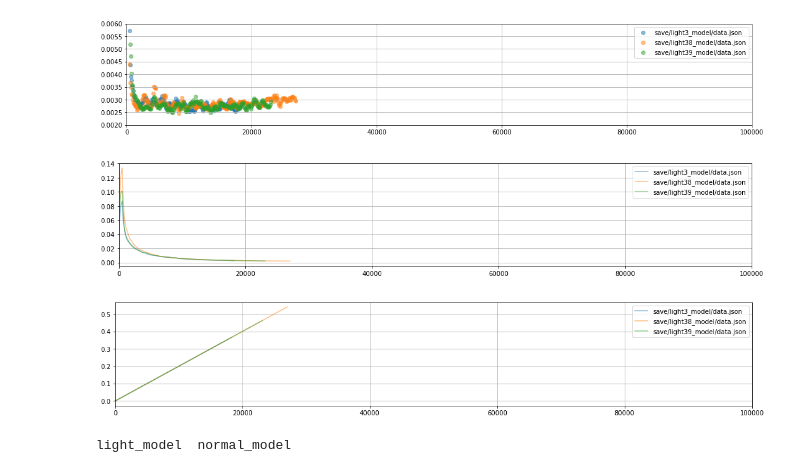
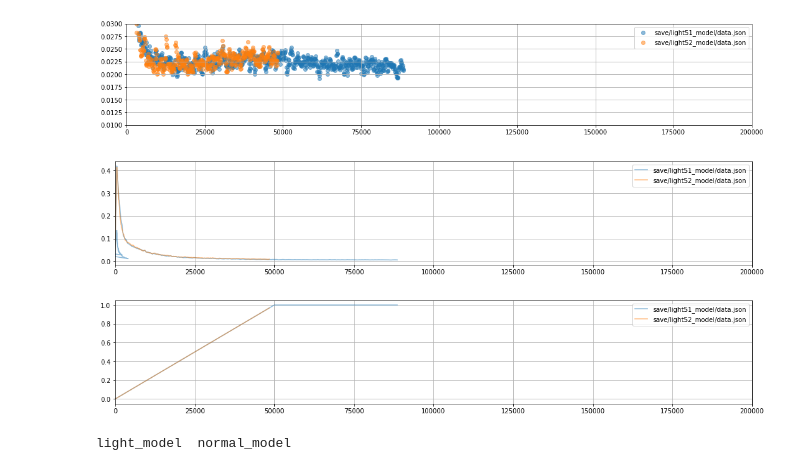
Before and after one commit to scpark20/kimchi-tts, a Jupyter notebook: loss_graph.ipynb, the cells around one changed output. Saved outputs shown, nothing was run; the diff lists cells and outputs as text; code cells hidden in the pictures.

```diff
--- a/loss_graph.ipynb
+++ b/loss_graph.ipynb
@@ -3,12 +3,11 @@ import json
 import numpy as np
 import matplotlib.pyplot as plt
 # %%
-dirs = ['save/light3_model/data.json',
-        'save/light38_model/data.json',
-        'save/light39_model/data.json',
+dirs = ['save/light51_model/data.json',
+        'save/light52_model/data.json',
        ]
 
-N = 100000
+N = 200000
 
 loss_list = []
 for dir in dirs:
@@ -27,7 +26,7 @@ for dir, loss in zip(dirs, loss_list):
     plt.scatter(loss[:, 0], moving_average(loss[:, 1]), label=dir, alpha=0.5)
 
 plt.xlim([0, N])
-plt.ylim([0.002, 0.006])
+plt.ylim([0.01, 0.03])
 plt.grid()
 plt.legend()
 plt.show()
@@ -39,36 +38,36 @@ for dir in dirs:
         loss[:, 1] = np.clip(loss[:, 1], a_min=0, a_max=2.0)
         loss_list.append(loss)
 
 plt.figure(figsize=[18, 3])
 for dir, loss in zip(dirs, loss_list):
     plt.plot(loss[:, 0], moving_average(loss[:, 1]), label=dir, alpha=0.5)
 
 plt.xlim([0, N])
 #plt.ylim([0.00, 0.01])
 plt.grid()
 plt.legend()
 plt.show()
 
 loss_list = []
 for dir in dirs:
     with open(dir, 'r') as f:
         loss = np.array(json.load(f)['beta'])
         loss[:, 1] = np.clip(loss[:, 1], a_min=0, a_max=2.0)
         loss_list.append(loss)
 
 plt.figure(figsize=[18, 3])
 for dir, loss in zip(dirs, loss_list):
     plt.plot(loss[:, 0], loss[:, 1], label=dir, alpha=0.5)
 
 plt.xlim([0, N])
 #plt.ylim([0.0, 1.1])
 plt.grid()
 plt.legend()
 plt.show()
 # %% [output]
-[figure, old version]
+[figure, new version]
-[figure, old version]
+[figure, new version]
-[figure, old version]
+[figure, new version]
 # %%
 !ls save
 # %% [output]
```
Also changed, not shown: 2 other files.
